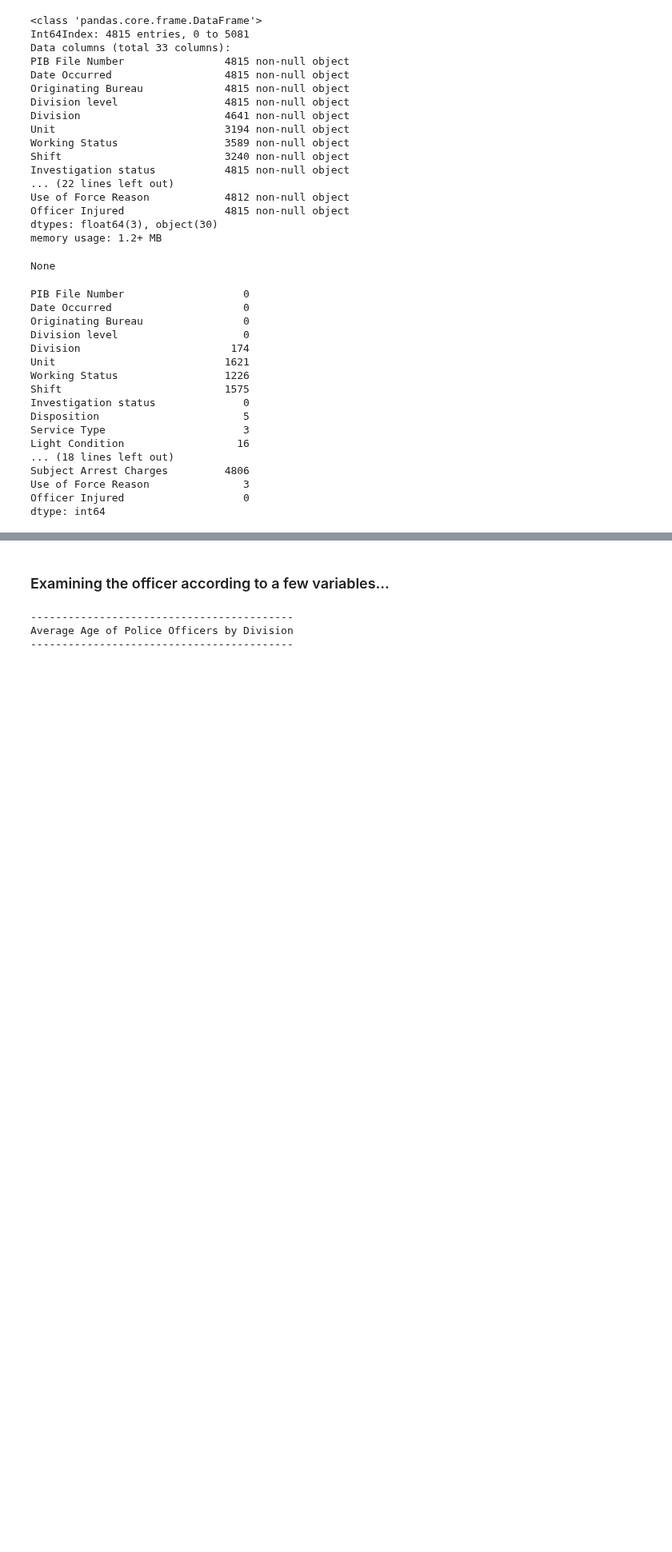
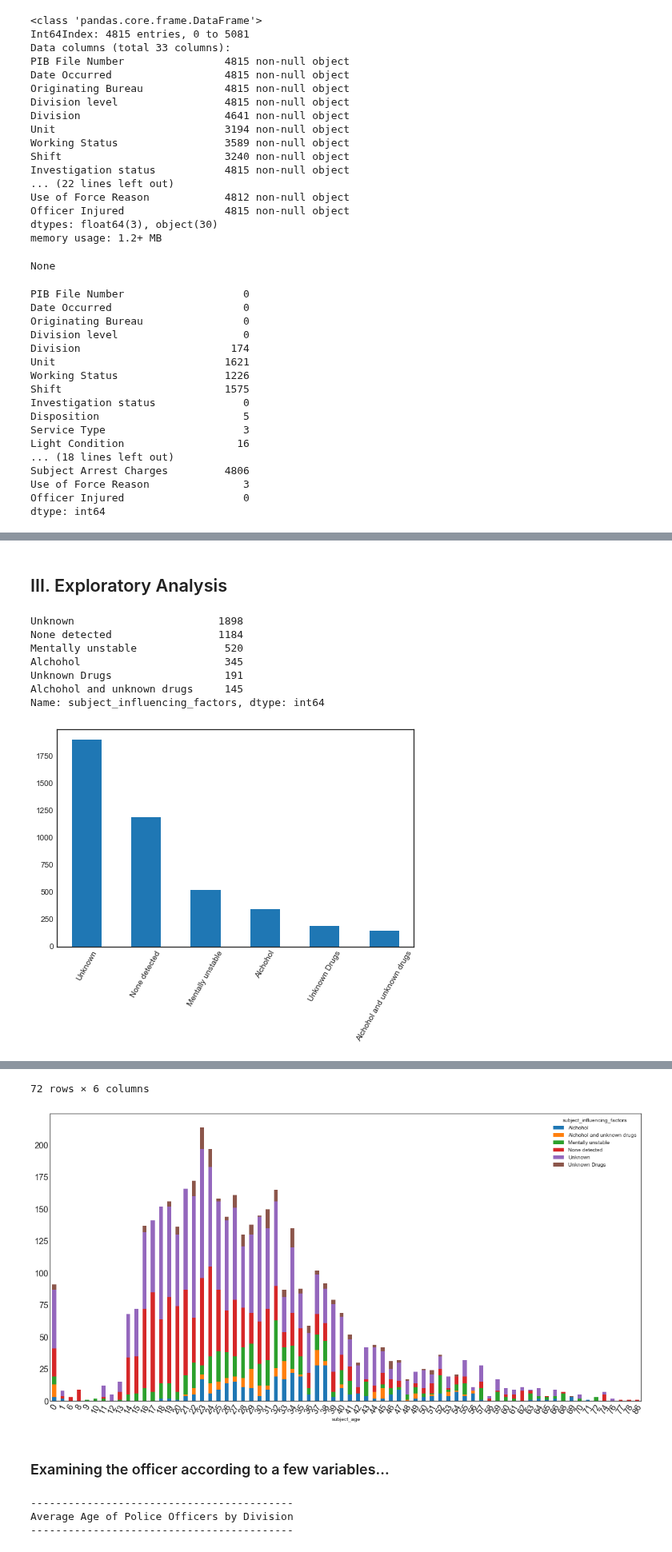
Before and after one commit to rgrantham82/Crime-Analysis, a Jupyter notebook: Crime Reports/NOPD Use of Force Incidents.ipynb, the cells around one changed output, grey strips where cells are left out. Shown at 80% size. Drawn from its saved outputs; the diff is of its cells as text; code cells hidden in the pictures; blank space fills up the shorter version.

```diff
--- a/Crime Reports/NOPD Use of Force Incidents.ipynb
+++ b/Crime Reports/NOPD Use of Force Incidents.ipynb
@@ -157,3 +163,27 @@ dtype: int64
 | 2019-11-22 | FTN2019-0356 | FOB - Field Operations Bureau | 5th District | C Platoon | Patrol | Regular Working | Between 11pm-7am | ... |
 | 2019-11-27 | FTN2019-0363 | FOB - Field Operations Bureau | 8th District | B Platoon | NaN | Unknown Working Status | Unknown Shift Hours | ... |
 | 2019-11-30 | FTN2019-0365 | FOB - Field Operations Bureau | 2nd District | Narcotics | NaN | Regular Working | Between 3pm-11pm | ... |
+# %% [markdown]
+## III. Exploratory Analysis
+# %%
+display(df.subject_influencing_factors.value_counts())
+df.subject_influencing_factors.value_counts().plot.bar(rot=60,
+                                                       figsize=(8,5))
+plt.show()
+
+off_age_subj_infl = pd.crosstab(df.subject_age, df.subject_influencing_factors)
+display(off_age_subj_infl)
+off_age_subj_infl.plot.bar(stacked=True,
+                           figsize=(20,10),
+                           fontsize=16,
+                           rot=60)
+plt.show()
+# %% [output]
+Unknown                       1898
+None detected                 1184
+Mentally unstable              520
+Alchohol                       345
+Unknown Drugs                  191
+Alchohol and unknown drugs     145
+Name: subject_influencing_factors, dtype: int64
+[figure, added]
@@ -160,3 +208,5 @@ dtype: int64
+72 rows × 6 columns
+[figure, added]
 # %% [markdown]
 ### Examining the officer according to a few variables...
 # %%
```
Also changed, not shown: parts of 8 cells of this notebook.
